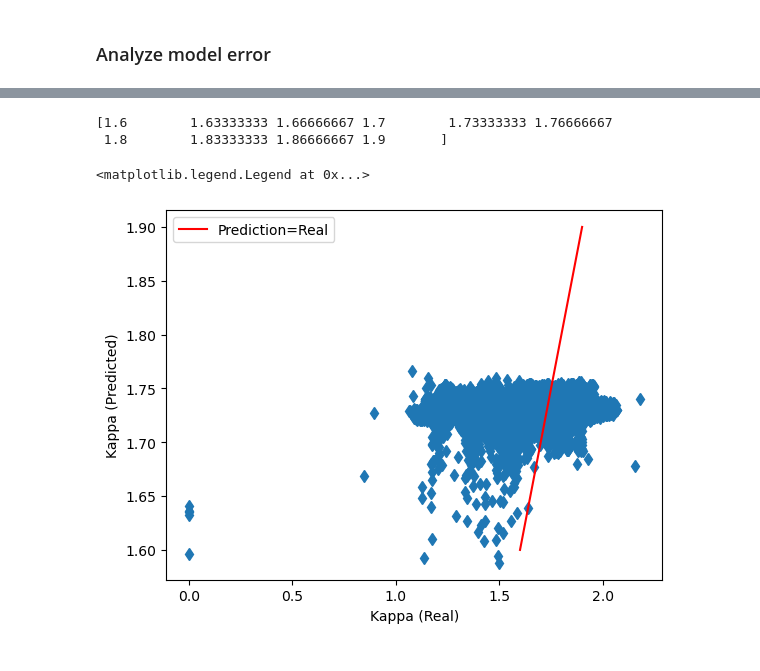
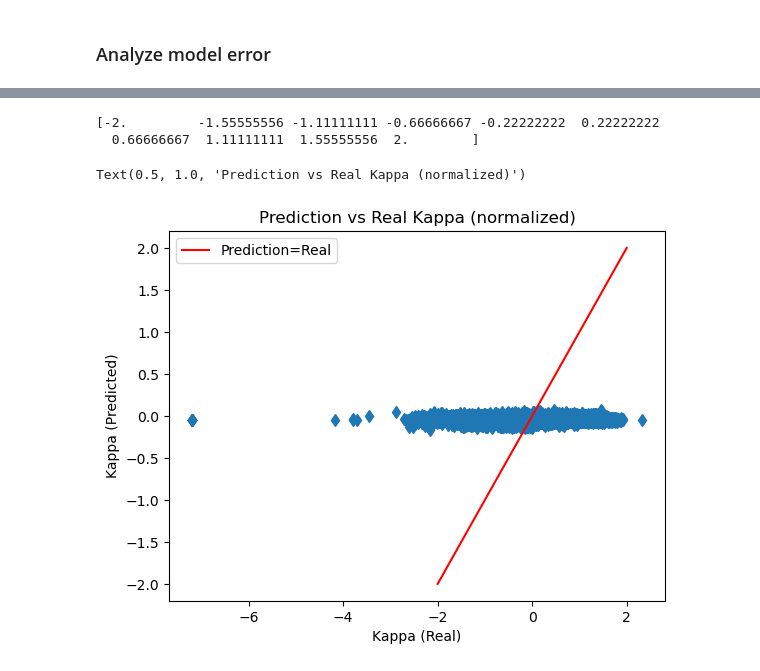
Before and after one commit to javierhndev/fdp-demo, a Jupyter notebook: modeling.ipynb, the cells around one changed output, grey strips where cells are left out. Cells and saved outputs as stored; diff of their text form; code cells hidden in the pictures.

```diff
--- a/modeling.ipynb
+++ b/modeling.ipynb
@@ -50,9 +151,9 @@ torch.Size([50000, 1, 65, 65])
 #split in to train(70%) and test(30%) datasets
 train_dataset, test_dataset = random_split(dataset,[0.7,0.3])
 # %%
-batch_size=128
-train_dataloader=DataLoader(train_dataset,batch_size=batch_size,shuffle=True)
-test_dataloader=DataLoader(train_dataset,batch_size=batch_size)
+batch_size=64
+train_dataloader=DataLoader(train_dataset,batch_size=batch_size,pin_memory=True,shuffle=True)
+test_dataloader=DataLoader(test_dataset,batch_size=batch_size,pin_memory=True)
 # %%
 #calculate the number of 'steps' in the training(testing) loop for future calculations
 train_steps=len(train_dataloader.dataset)//batch_size
@@ -97,29 +270,40 @@ class CNN(nn.Module):
 # %%
 #hyperparameters
 learning_rate=0.001
-epochs=5
+epochs=30
+#weight_decay = 1e-4  # L2 regularization
 # %%
+%%time
 model=CNN()
+model.to(device)
 optim=torch.optim.Adam(model.parameters(),lr=learning_rate)
+#optim=torch.optim.AdamW(model.parameters(),lr=learning_rate, weight_decay=weight_decay)
 loss_fn=nn.MSELoss()
+#loss_fn=nn.L1Loss()
 train_loss_list=[]
 test_loss_list=[]
 for e in range(epochs):
     #train
+    model.train()
     train_loss=0
     for fluxsurf,kappa in train_dataloader:
+        fluxsurf = fluxsurf.to(device)
+        kappa = kappa.to(device)
         predict = model(fluxsurf)
         loss=loss_fn(predict,kappa)
         optim.zero_grad()
         loss.backward()
         optim.step()
         train_loss+=loss.item()
-    train_loss=train_loss/train_steps #average of losses in the loop
+    train_loss=train_loss/train_steps #average loss in the train loop
 
     #test
     test_loss=0
     with torch.no_grad():
+        model.eval()
         for fluxsurf,kappa in test_dataloader:
+            fluxsurf = fluxsurf.to(device)
+            kappa = kappa.to(device)
             predict=model(fluxsurf)
             loss=loss_fn(predict,kappa)
             test_loss+=loss.item()
@@ -156,28 +344,32 @@ Text(0, 0.5, 'Num. time slices')
 real_kappa_list=[]
 predict_kappa_list=[]
 with torch.no_grad():
+    model.eval()
     for fluxsurf,kappa in test_dataloader:
+        fluxsurf = fluxsurf.to(device)
+        kappa = kappa.to(device)
         predict=model(fluxsurf)
-        loss=loss_fn(predict,kappa)
+        #loss=loss_fn(predict,kappa)
         predict=torch.squeeze(predict,1)
-        real_kappa_list.extend(kappa.tolist())
-        predict_kappa_list.extend(predict.tolist())
+        real_kappa_list.extend(kappa.cpu().tolist())
+        predict_kappa_list.extend(predict.cpu().tolist())
 real_kappa=np.array(real_kappa_list)
 predict_kappa=np.array(predict_kappa_list)
 # %%
 plt.plot(real_kappa,predict_kappa,linestyle='None',marker='d')
-aux_kappa_real=np.linspace(1.6,1.9,10)
-aux_kappa_predict=np.linspace(1.6,1.9,10)
+aux_kappa_real=np.linspace(-2,2,10) #np.linspace(1.6,1.9,10)
+aux_kappa_predict=np.linspace(-2,2,10) #np.linspace(1.6,1.9,10)
 print(aux_kappa_predict)
 plt.plot(aux_kappa_real,aux_kappa_predict,linestyle='-',color='r',label='Prediction=Real')
 plt.xlabel('Kappa (Real)')
 plt.ylabel('Kappa (Predicted)')
 plt.legend()
+plt.title('Prediction vs Real Kappa (normalized)')
 # %% [output]
-[1.6        1.63333333 1.66666667 1.7        1.73333333 1.76666667
- 1.8        1.83333333 1.86666667 1.9       ]
+[-2.         -1.55555556 -1.11111111 -0.66666667 -0.22222222  0.22222222
+  0.66666667  1.11111111  1.55555556  2.        ]
-<matplotlib.legend.Legend at 0x...>
+Text(0.5, 1.0, 'Prediction vs Real Kappa (normalized)')
-[figure, old version]
+[figure, new version]
 # %%
 #mean absolute error
 mae=np.abs(real_kappa-predict_kappa)
```
Also changed, not shown: parts of 25 cells of this notebook, 3 other files.
